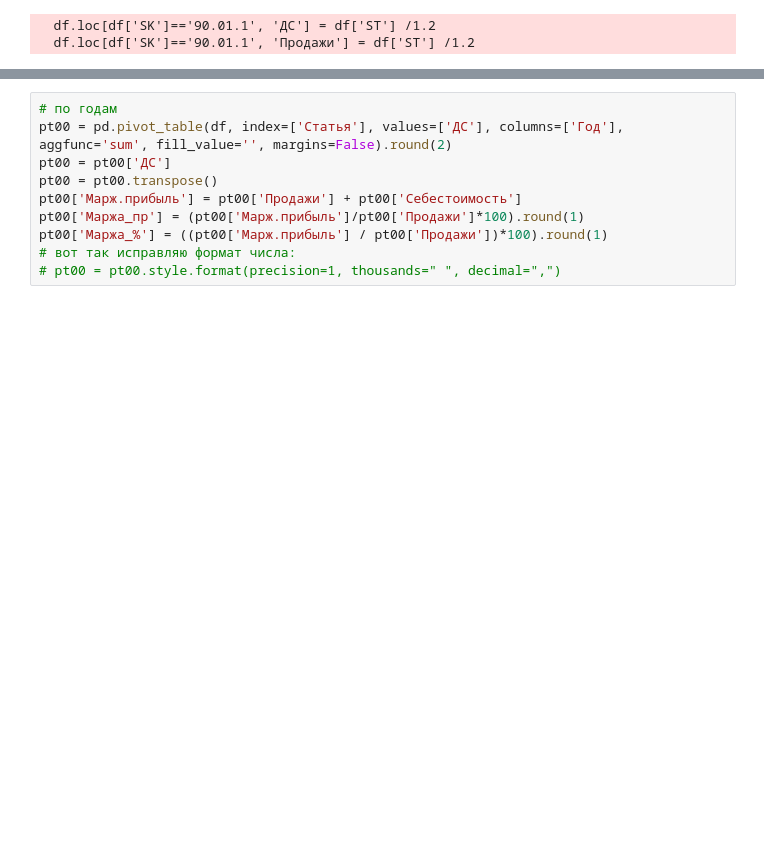
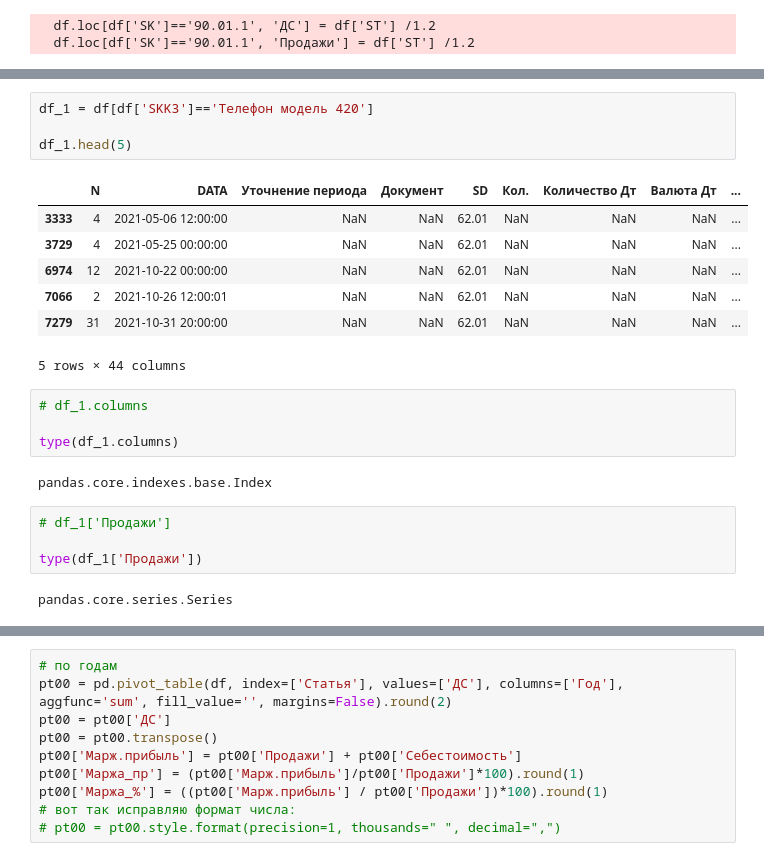
Before and after one commit to Smolenishev/streamlit-test_1-app, a Jupyter notebook: test_1.ipynb, the cells around one changed output, grey strips where cells are left out. Saved outputs shown, nothing was run; the diff lists cells and outputs as text; blank space fills up the shorter version.

```diff
--- a/test_1.ipynb
+++ b/test_1.ipynb
@@ -65,0 +80,24 @@ memory usage: 4.2+ MB
+# %%
+df_1 = df[df['SKK3']=='Телефон модель 420']
+
+df_1.head(5)
+# %% [output]
+|  | N | DATA | Уточнение периода | Документ | SD | Кол. | Количество Дт | Валюта Дт | ... |
+| 3333 | 4 | 2021-05-06 12:00:00 | NaN | NaN | 62.01 | NaN | NaN | NaN | ... |
+| 3729 | 4 | 2021-05-25 00:00:00 | NaN | NaN | 62.01 | NaN | NaN | NaN | ... |
+| 6974 | 12 | 2021-10-22 00:00:00 | NaN | NaN | 62.01 | NaN | NaN | NaN | ... |
+| 7066 | 2 | 2021-10-26 12:00:01 | NaN | NaN | 62.01 | NaN | NaN | NaN | ... |
+| 7279 | 31 | 2021-10-31 20:00:00 | NaN | NaN | 62.01 | NaN | NaN | NaN | ... |
+5 rows × 44 columns
+# %%
+# df_1.columns
+
+type(df_1.columns)
+# %% [output]
+pandas.core.indexes.base.Index
+# %%
+# df_1['Продажи']
+
+type(df_1['Продажи'])
+# %% [output]
+pandas.core.series.Series
```
Also changed, not shown: parts of 3 cells of this notebook, 1 other file.
